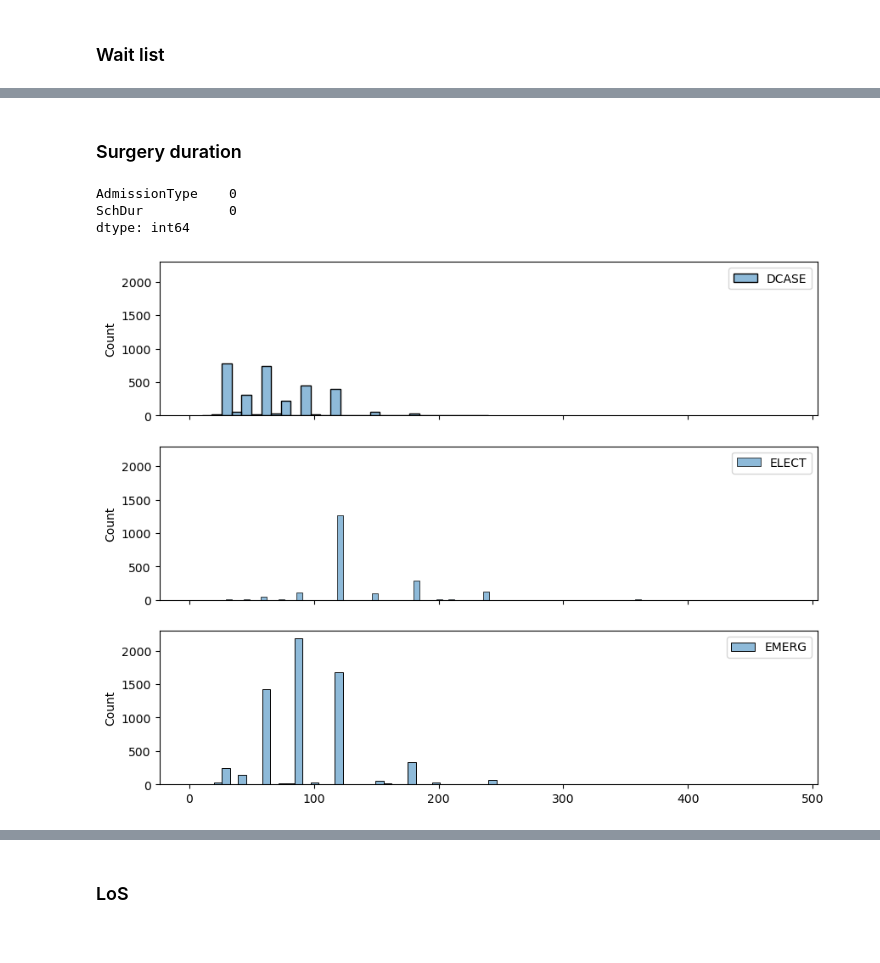
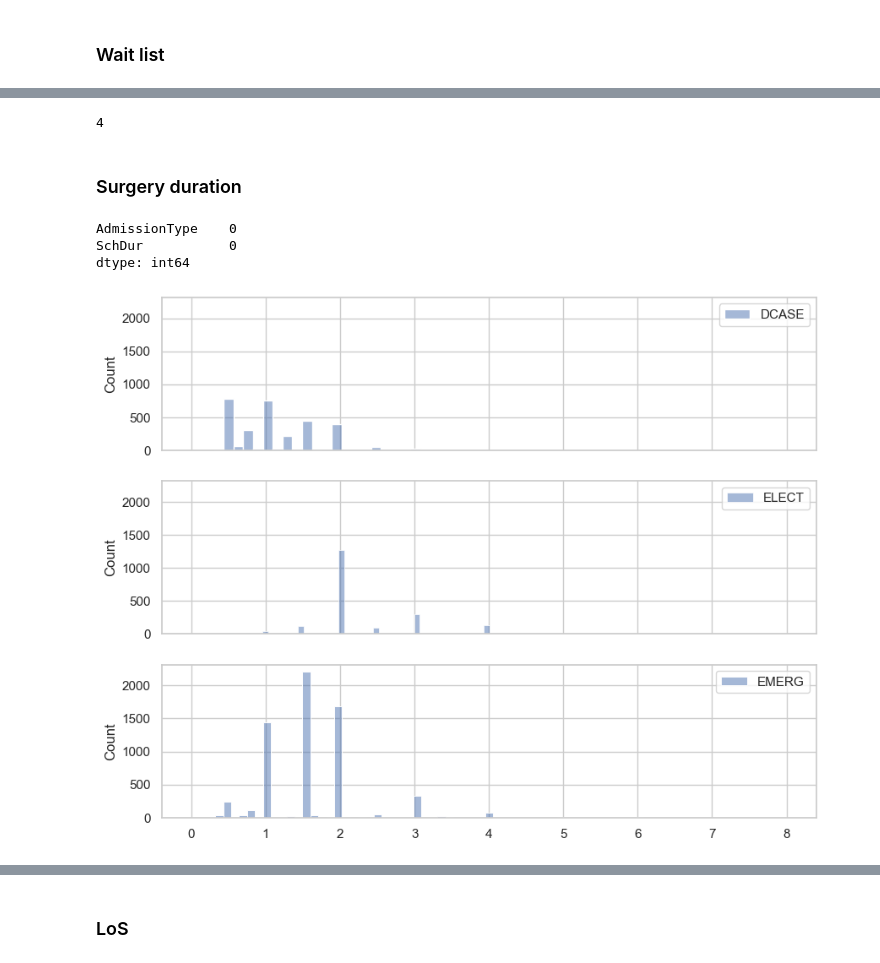
Before and after one commit to CSampsonSomersetFT/SurgicalForecastingTool, a Jupyter notebook: simulation_parameterisation.ipynb, the cells around one changed output, grey strips where cells are left out. Cells and saved outputs as stored; diff of their text form; code cells hidden in the pictures.

```diff
--- a/simulation_parameterisation.ipynb
+++ b/simulation_parameterisation.ipynb
@@ -5,4 +5,8 @@ import sqlalchemy as sa
 from matplotlib import pyplot as plt
 import seaborn as sns
 
+sns.set_theme(style="whitegrid")
+
 import numpy as np
+
+import json
@@ -88,0 +119,14 @@ Text(0.5, 0, 'days waited')
+# %%
+fig, ax = plt.subplots(2,1, sharex=True)
+
+fig.set_figheight(5.5)
+fig.set_figwidth(10)
+
+for a, (urgency, wait_list_df) in zip(ax, tno_wait_list_df.groupby("em_el_dc")):
+    label = urgency if urgency != "Inpatient" else "ELECT"
+    sns.histplot(wait_list_df["hours_waited"] / 24, label=label, ax=a)
+
+    a.legend()
+plt.xlabel("Days waited")
+
+plt.savefig("images/wait_times.png", dpi=600)
@@ -88,0 +135,4 @@ Text(0.5, 0, 'days waited')
+# %%
+len(wait_list_df[(wait_list_df["hours_waited"] / 24) >1500])
+# %% [output]
+4
@@ -96,15 +148,19 @@ tno_theatre_list_df["SchDur"] = pd.to_numeric(tno_theatre_list_df["SchDur"])
 # %%
 display(tno_theatre_list_df[["AdmissionType", "SchDur"]].isna().sum())
 
 fig, axs = plt.subplots(3, 1, sharex=True, sharey=True)
 fig.set_figheight(8)
 fig.set_figwidth(10)
 
+theatre_dur_dict = {}
+
 for ax, (admission_type, schdur) in zip(axs, tno_theatre_list_df[["AdmissionType", "SchDur"]].dropna().groupby("AdmissionType")):
+    schdur["SchDur"] = schdur["SchDur"] / 60
+    theatre_dur_dict[admission_type] = np.histogram(schdur["SchDur"].values, bins = range(0, int(schdur["SchDur"].max())+1), density=True)
     sns.histplot(schdur, ax=ax, label=admission_type)
     ax.legend()
 # %% [output]
 AdmissionType    0
 SchDur           0
 dtype: int64
-[figure, old version]
+[figure, new version]
```
Also changed, not shown: parts of 74 cells of this notebook, 3 other files.
